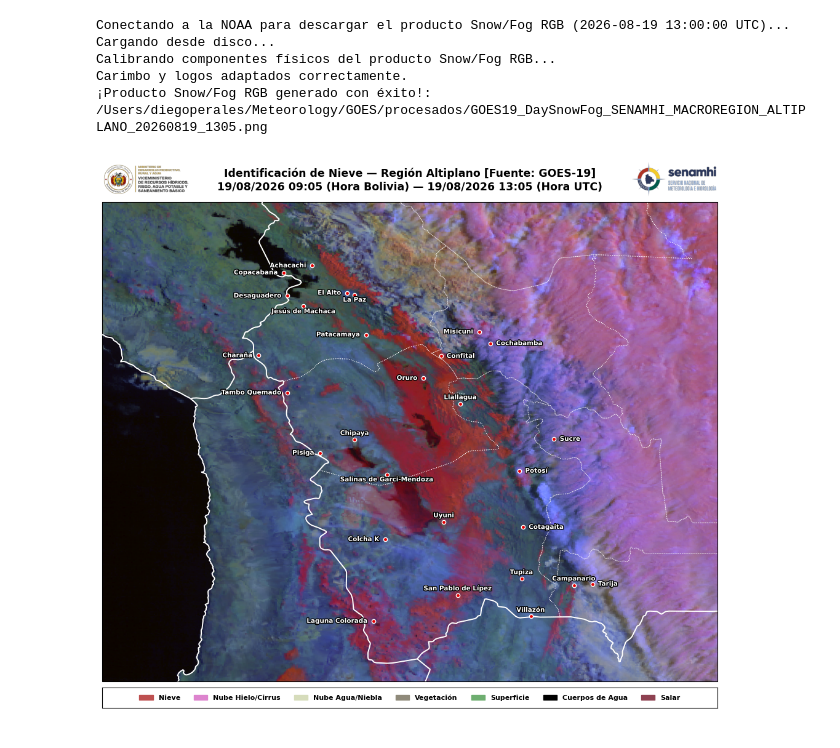
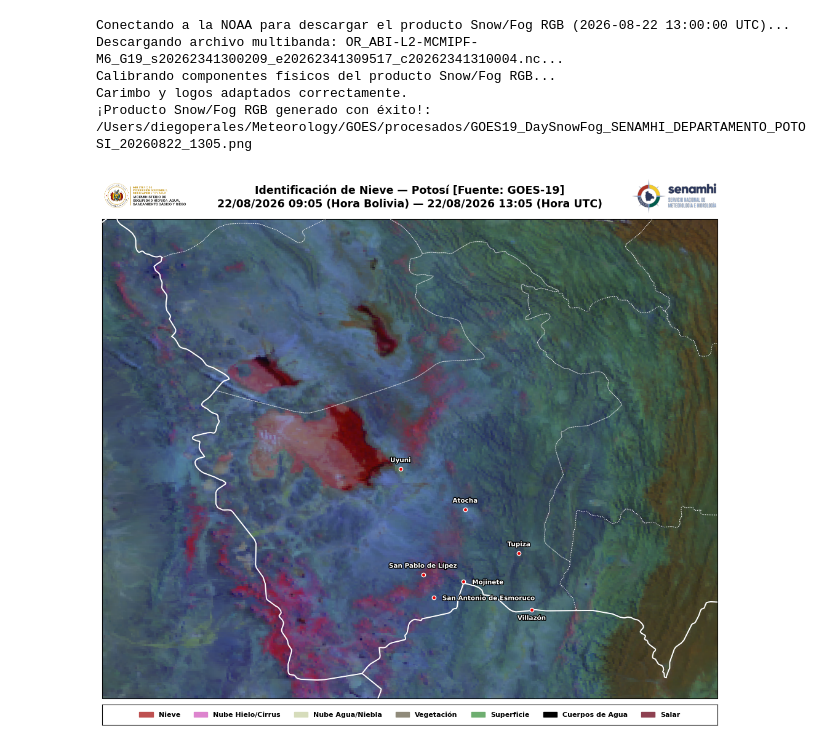
Before and after one commit to diegomapper/goes_env, a Jupyter notebook: Scripts/04_goes19_snowcloud.ipynb, the cells around one changed output. Saved outputs shown, nothing was run; the diff lists cells and outputs as text; code cells hidden in the pictures.

Commit message:
Modificar localidades de Potosí para informe.

```diff
--- a/Scripts/04_goes19_snowcloud.ipynb
+++ b/Scripts/04_goes19_snowcloud.ipynb
@@ -66,15 +66,15 @@ def obtener_extent_geografico(shp_path, identificador, target_aspect=1.052, buff
 # ==========================================
 # 1. CONFIGURACIÓN DEL USUARIO
 # ==========================================
-FECHA_BUSCADA = datetime(2026, 8, 19, 13, 00)
+FECHA_BUSCADA = datetime(2026, 8, 22, 13, 00)
 
 # Seleccionar el modo de trabajo: "DEPARTAMENTO" o "MACROREGION"
-MODO_REGION = "MACROREGION"
+MODO_REGION = "DEPARTAMENTO"
 
 # Si MODO_REGION = "MACROREGION", puedes usar IDs (1-7), nombres ("Altiplano", "Valles") o listas ([7, 2])
 # Ejemplos: 7, "Altiplano", [7, 1], ["Altiplano", "Yungas - Chapare"]
 # Si MODO_REGION = "DEPARTAMENTO", usa la lógica departamental conocida (ej. "Potosi", 5, "BOLIVIA")
-REGION_OBJETIVO = "ALTIPLANO"
+REGION_OBJETIVO = "POTOSI"
 
 BASE_DIR = "/Users/diegoperales/Meteorology/GOES"
 RAW_DATA = os.path.join(BASE_DIR, "raw_data")
@@ -156,15 +156,23 @@ LOCALIDADES_REGIONALES = {
     "POTOSI": {
         "subtitulo": "Potosí",
         "localidades": {
-            "Potosí": {"lat": -19.58, "lon": -65.75, "pos": "right"},
-            "Uyuni": {"lat": -20.46, "lon": -66.82, "pos": "top"},
-            "Cotagaita": {"lat": -20.55, "lon": -65.70, "pos": "right"},
-            "Llallagua": {"lat": -18.4231, "lon": -66.5839, "pos": "top"},
-            "Tupiza": {"lat": -21.44, "lon": -65.72, "pos": "bottom"},
-            "Villazón": {"lat": -22.09, "lon": -65.59, "pos": "top"},
-            "San Pablo de Lípez": {"lat": -21.72, "lon": -66.62, "pos": "top"},
-            "Colcha K": {"lat": -20.76, "lon": -67.65, "pos": "bottom"},
-            "Laguna Colorada": {"lat": -22.17, "lon": -67.81, "pos": "left"}
+            #"Potosí": {"lat": -19.58, "lon": -65.75, "pos": "right"},
+            #"Uyuni": {"lat": -20.46, "lon": -66.82, "pos": "top"},
+            #"Cotagaita": {"lat": -20.55, "lon": -65.70, "pos": "right"},
+            #"Llallagua": {"lat": -18.4231, "lon": -66.5839, "pos": "top"},
+            #"Tupiza": {"lat": -21.44, "lon": -65.72, "pos": "bottom"},
+            #"Villazón": {"lat": -22.09, "lon": -65.59, "pos": "top"},
+            #"San Pablo de Lípez": {"lat": -21.72, "lon": -66.62, "pos": "top"},
+            #"Colcha K": {"lat": -20.76, "lon": -67.65, "pos": "bottom"},
+            #"Laguna Colorada": {"lat": -22.17, "lon": -67.81, "pos": "left"}
+            # HR
+            "Mojinete": {"lat": -21.7655, "lon": -66.2371, "pos": "right"},
+            "San Antonio de Esmoruco": {"lat": -21.9490, "lon": -66.5175, "pos": "right"},
+            "San Pablo de Lípez": {"lat": -21.6866699, "lon": -66.6183199, "pos": "top"},
+            "Atocha": {"lat": -20.9369, "lon": -66.2222, "pos": "top"},
+            "Uyuni": {"lat": -20.4717799, "lon": -66.8312800, "pos": "top"},
+            "Tupiza": {"lat": -21.4383300, "lon": -65.7152800, "pos": "top"},
+            "Villazón": {"lat": -22.0866, "lon": -65.5942, "pos": "bottom"}
         }
     },
     "COCHABAMBA": {
@@ -500,34 +508,34 @@ try:
     if os.path.exists(img_ministerio_path) and os.path.exists(img_senamhi_path):
         logo_ministerio = mpimg.imread(img_ministerio_path)
         logo_senamhi = mpimg.imread(img_senamhi_path)
 
         ax_logo_min = fig.add_axes([pos_mapa.x0, pos_mapa.y1 + 0.005, 0.14, 0.07])
         ax_logo_min.imshow(logo_ministerio)
         ax_logo_min.axis('off')
 
         ax_logo_sen = fig.add_axes([pos_mapa.x1 - 0.14, pos_mapa.y1 + 0.005, 0.14, 0.07])
         ax_logo_sen.imshow(logo_senamhi)
         ax_logo_sen.axis('off')
         print("Carimbo y logos adaptados correctamente.")
 except Exception as e:
     print(f"Alerta logos: {e}")
 
 # --- GUARDAR ARCHIVO CON NOMBRE DINÁMICO ---
 if isinstance(REGION_OBJETIVO, list):
     str_region = "_".join([str(x) for x in REGION_OBJETIVO])
 else:
     str_region = str(REGION_OBJETIVO)
 
 output_name = f"{OUTPUTS}/GOES19_DaySnowFog_SENAMHI_{MODO_REGION.upper()}_{str_region.upper()}_{fecha_utc.strftime('%Y%m%d_%H%M')}.png"
 
 plt.savefig(output_name, dpi=200, bbox_inches='tight', pad_inches=0.03)
 print(f"¡Producto Snow/Fog RGB generado con éxito!: {output_name}")
 
 plt.show()
 # %% [output]
-Conectando a la NOAA para descargar el producto Snow/Fog RGB (2026-08-19 13:00:00 UTC)...
-Cargando desde disco...
+Conectando a la NOAA para descargar el producto Snow/Fog RGB (2026-08-22 13:00:00 UTC)...
+Descargando archivo multibanda: OR_ABI-L2-MCMIPF-M6_G19_s20262341300209_e20262341309517_c20262341310004.nc...
 Calibrando componentes físicos del producto Snow/Fog RGB...
 Carimbo y logos adaptados correctamente.
-¡Producto Snow/Fog RGB generado con éxito!: /Users/diegoperales/Meteorology/GOES/procesados/GOES19_DaySnowFog_SENAMHI_MACROREGION_ALTIPLANO_20260819_1305.png
+¡Producto Snow/Fog RGB generado con éxito!: /Users/diegoperales/Meteorology/GOES/procesados/GOES19_DaySnowFog_SENAMHI_DEPARTAMENTO_POTOSI_20260822_1305.png
-[figure, old version]
+[figure, new version]
```
